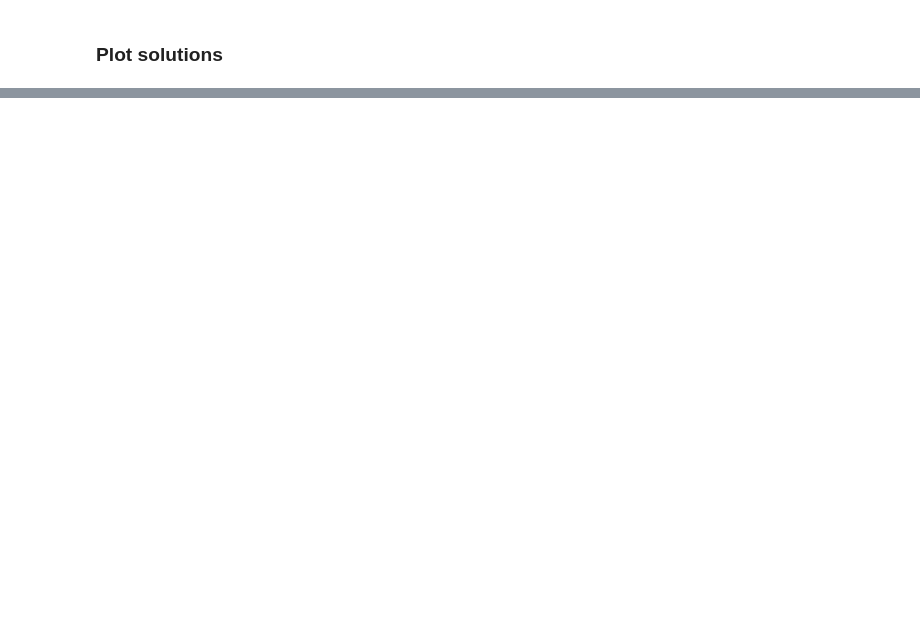
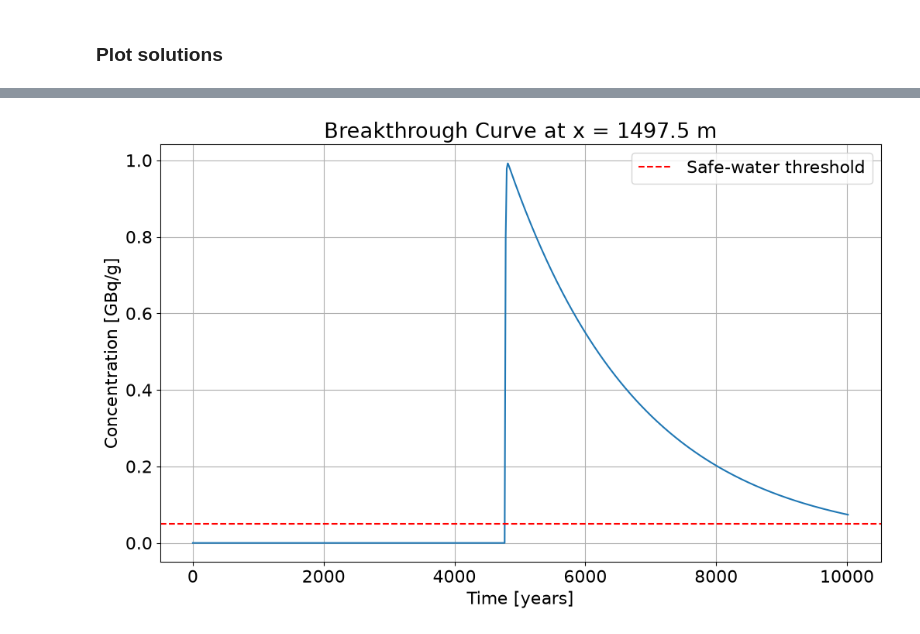
Before and after one commit to bgaffne/GEOS-518-BVG26-psets, a Jupyter notebook: mod05-1D-Advection-Assignment.ipynb, the cells around one changed output, grey strips where cells are left out. Cells and saved outputs as stored; diff of their text form; code cells hidden in the pictures; blank space fills up the shorter version.

```diff
--- a/mod05-1D-Advection-Assignment.ipynb
+++ b/mod05-1D-Advection-Assignment.ipynb
@@ -139,0 +131,16 @@ RuntimeError: No mappable was found to use for colorbar creation. First define a
+# %%
+town_idx = np.argmin(np.abs(x - 1500))
+town_x = x[town_idx]
+town_c = C[town_idx, :]
+
+fig, ax = plt.subplots(figsize=(12, 7))
+ax.plot(t, town_c)
+ax.axhline(0.05, color='red', linestyle='--', label='Safe-water threshold')
+ax.set_xlabel('Time [years]')
+ax.set_ylabel('Concentration [GBq/g]')
+ax.set_title(f'Breakthrough Curve at x = {town_x:.1f} m')
+ax.legend()
+ax.grid(True)
+plt.show()
+# %% [output]
+[figure, added]
```
Also changed, not shown: parts of 6 cells of this notebook.
